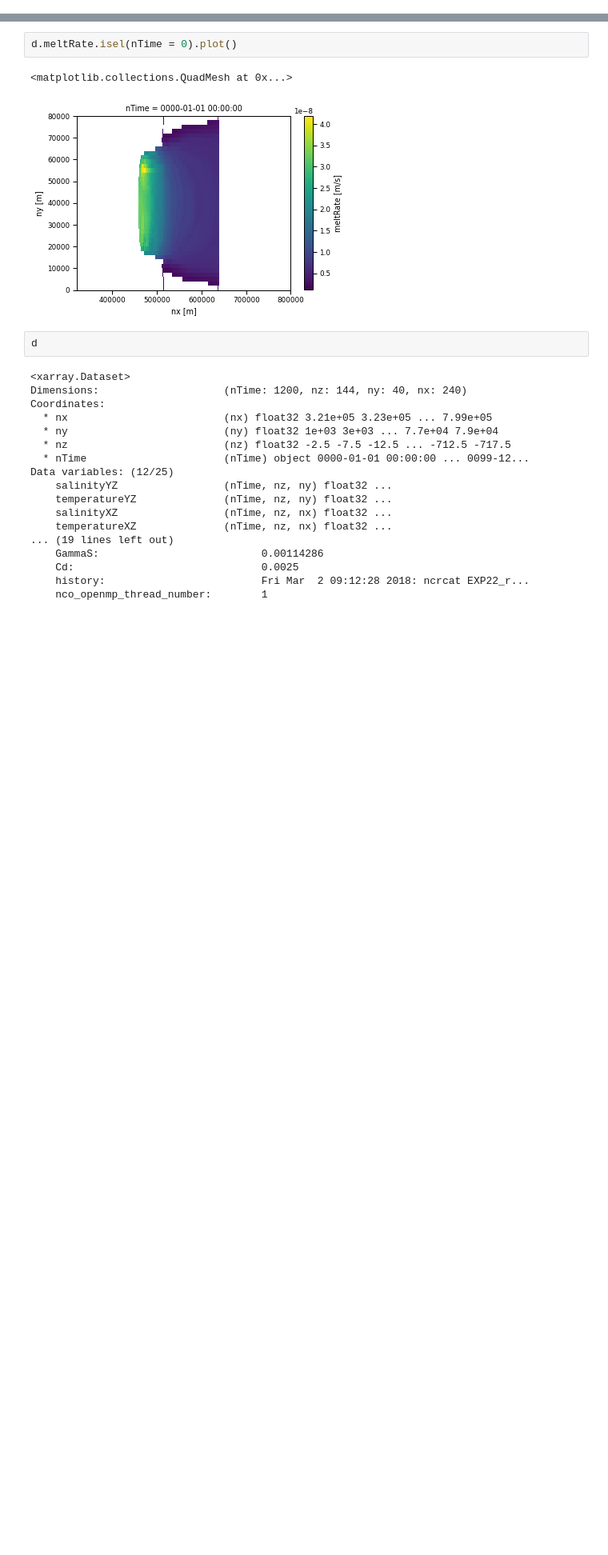
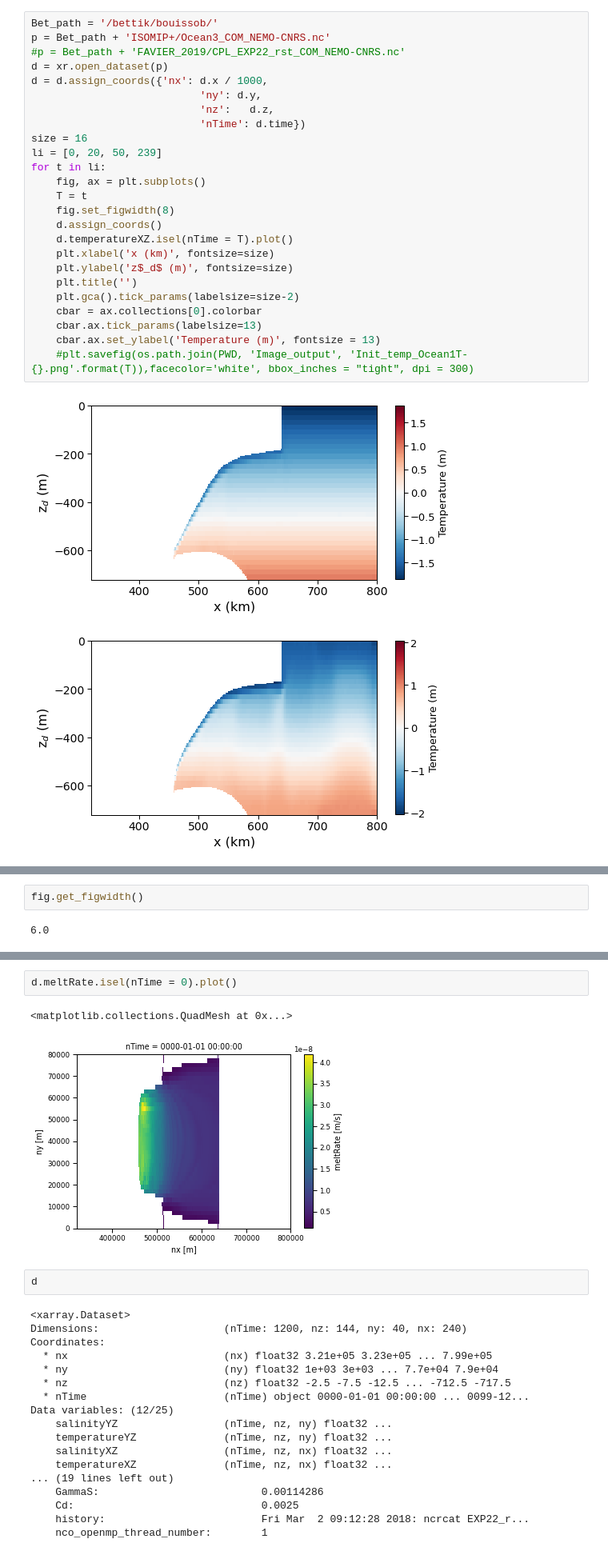
Before and after one commit to BenBouiss/NN_intern_2022, a Jupyter notebook: Benchmark_results.ipynb, the cells around one changed output, grey strips where cells are left out. Shown: that part at 80% size. Saved outputs shown, nothing was run; the diff lists cells and outputs as text; blank space fills up the shorter version.

```diff
--- a/Benchmark_results.ipynb
+++ b/Benchmark_results.ipynb
@@ -65,0 +85,28 @@ d.temperatureXZ.isel(nTime = 0).plot()
+# %%
+Bet_path = '/bettik/bouissob/'
+p = Bet_path + 'ISOMIP+/Ocean3_COM_NEMO-CNRS.nc'
+#p = Bet_path + 'FAVIER_2019/CPL_EXP22_rst_COM_NEMO-CNRS.nc'
+d = xr.open_dataset(p)
+d = d.assign_coords({'nx': d.x / 1000,
+                           'ny': d.y,
+                           'nz':   d.z,
+                           'nTime': d.time})
+size = 16
+li = [0, 20, 50, 239]
+for t in li:
+    fig, ax = plt.subplots()
+    T = t
+    fig.set_figwidth(8)
+    d.assign_coords()
+    d.temperatureXZ.isel(nTime = T).plot()
+    plt.xlabel('x (km)', fontsize=size)
+    plt.ylabel('z$_d$ (m)', fontsize=size)
+    plt.title('')
+    plt.gca().tick_params(labelsize=size-2)
+    cbar = ax.collections[0].colorbar
+    cbar.ax.tick_params(labelsize=13)
+    cbar.ax.set_ylabel('Temperature (m)', fontsize = 13)
+    #plt.savefig(os.path.join(PWD, 'Image_output', 'Init_temp_Ocean1T-{}.png'.format(T)),facecolor='white', bbox_inches = "tight", dpi = 300)
+# %% [output]
+[figure, added]
+[figure, added]
@@ -65,0 +115,4 @@ d.temperatureXZ.isel(nTime = 0).plot()
+# %%
+fig.get_figwidth()
+# %% [output]
+6.0
```
Also changed, not shown: parts of 12 cells of this notebook, 32 other files.
